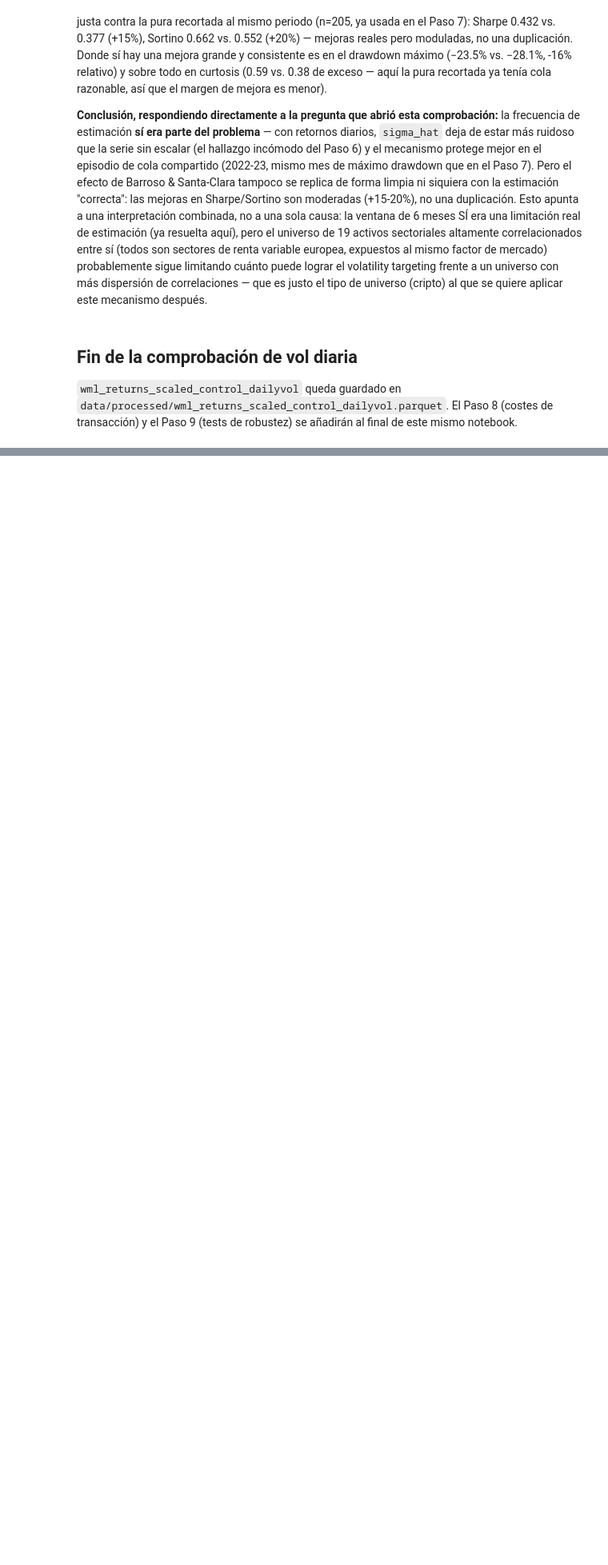
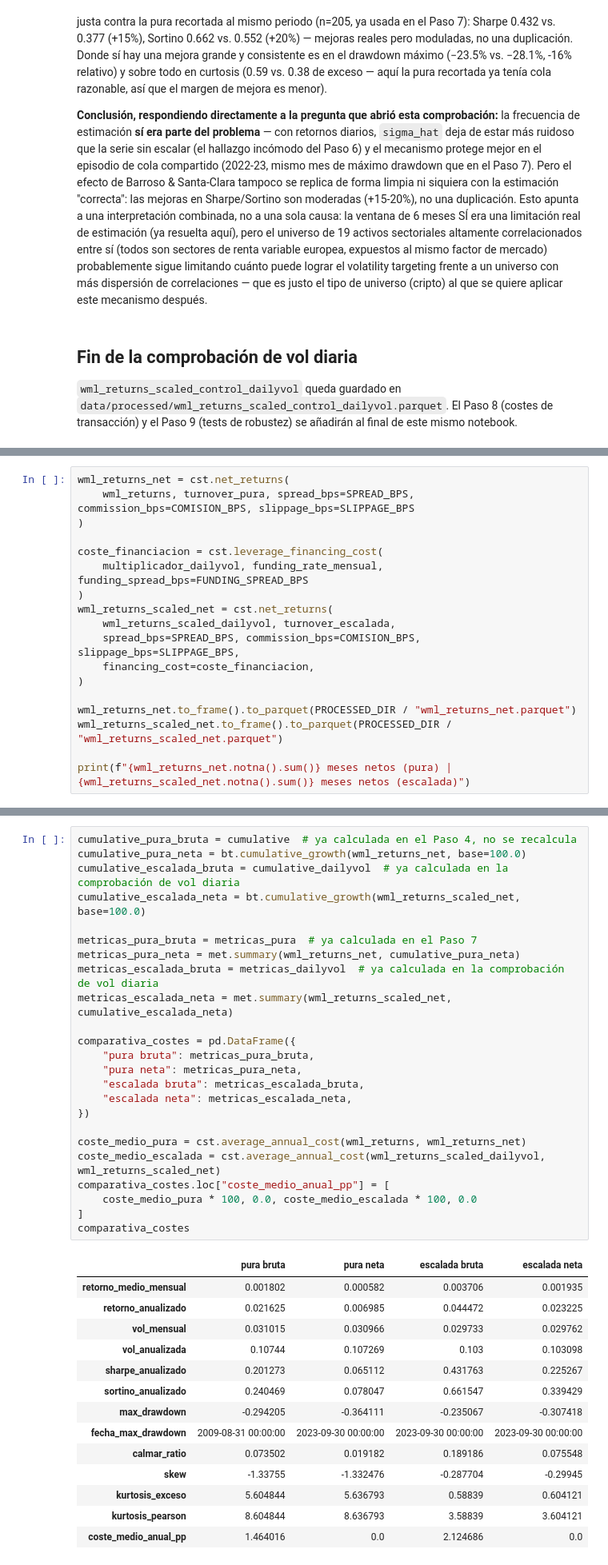
Before and after one commit to teresamattil/Finanzas-cuantitativas, a Jupyter notebook: TFM/control_benchmark/01_universo_datos_control.ipynb, the cells around one changed output, grey strips where cells are left out. Shown at 80% size. Cells and saved outputs as stored; diff of their text form; blank space fills up the shorter version.

```diff
--- a/TFM/control_benchmark/01_universo_datos_control.ipynb
+++ b/TFM/control_benchmark/01_universo_datos_control.ipynb
@@ -1473,0 +1557,18 @@ transacción) y el Paso 9 (tests de robustez) se añadirán al final de este mis
+# %%
+wml_returns_net = cst.net_returns(
+    wml_returns, turnover_pura, spread_bps=SPREAD_BPS, commission_bps=COMISION_BPS, slippage_bps=SLIPPAGE_BPS
+)
+
+coste_financiacion = cst.leverage_financing_cost(
+    multiplicador_dailyvol, funding_rate_mensual, funding_spread_bps=FUNDING_SPREAD_BPS
+)
+wml_returns_scaled_net = cst.net_returns(
+    wml_returns_scaled_dailyvol, turnover_escalada,
+    spread_bps=SPREAD_BPS, commission_bps=COMISION_BPS, slippage_bps=SLIPPAGE_BPS,
+    financing_cost=coste_financiacion,
+)
+
+wml_returns_net.to_frame().to_parquet(PROCESSED_DIR / "wml_returns_net.parquet")
+wml_returns_scaled_net.to_frame().to_parquet(PROCESSED_DIR / "wml_returns_scaled_net.parquet")
+
+print(f"{wml_returns_net.notna().sum()} meses netos (pura) | {wml_returns_scaled_net.notna().sum()} meses netos (escalada)")
@@ -1473,0 +1579,39 @@ transacción) y el Paso 9 (tests de robustez) se añadirán al final de este mis
+# %%
+cumulative_pura_bruta = cumulative  # ya calculada en el Paso 4, no se recalcula
+cumulative_pura_neta = bt.cumulative_growth(wml_returns_net, base=100.0)
+cumulative_escalada_bruta = cumulative_dailyvol  # ya calculada en la comprobación de vol diaria
+cumulative_escalada_neta = bt.cumulative_growth(wml_returns_scaled_net, base=100.0)
+
+metricas_pura_bruta = metricas_pura  # ya calculada en el Paso 7
+metricas_pura_neta = met.summary(wml_returns_net, cumulative_pura_neta)
+metricas_escalada_bruta = metricas_dailyvol  # ya calculada en la comprobación de vol diaria
+metricas_escalada_neta = met.summary(wml_returns_scaled_net, cumulative_escalada_neta)
+
+comparativa_costes = pd.DataFrame({
+    "pura bruta": metricas_pura_bruta,
+    "pura neta": metricas_pura_neta,
+    "escalada bruta": metricas_escalada_bruta,
+    "escalada neta": metricas_escalada_neta,
+})
+
+coste_medio_pura = cst.average_annual_cost(wml_returns, wml_returns_net)
+coste_medio_escalada = cst.average_annual_cost(wml_returns_scaled_dailyvol, wml_returns_scaled_net)
+comparativa_costes.loc["coste_medio_anual_pp"] = [
+    coste_medio_pura * 100, 0.0, coste_medio_escalada * 100, 0.0
+]
+comparativa_costes
+# %% [output]
+|  | pura bruta | pura neta | escalada bruta | escalada neta |
+| retorno_medio_mensual | 0.001802 | 0.000582 | 0.003706 | 0.001935 |
+| retorno_anualizado | 0.021625 | 0.006985 | 0.044472 | 0.023225 |
+| vol_mensual | 0.031015 | 0.030966 | 0.029733 | 0.029762 |
+| vol_anualizada | 0.10744 | 0.107269 | 0.103 | 0.103098 |
+| sharpe_anualizado | 0.201273 | 0.065112 | 0.431763 | 0.225267 |
+| sortino_anualizado | 0.240469 | 0.078047 | 0.661547 | 0.339429 |
+| max_drawdown | -0.294205 | -0.364111 | -0.235067 | -0.307418 |
+| fecha_max_drawdown | 2009-08-31 00:00:00 | 2023-09-30 00:00:00 | 2023-09-30 00:00:00 | 2023-09-30 00:00:00 |
+| calmar_ratio | 0.073502 | 0.019182 | 0.189186 | 0.075548 |
+| skew | -1.33755 | -1.332476 | -0.287704 | -0.29945 |
+| kurtosis_exceso | 5.604844 | 5.636793 | 0.58839 | 0.604121 |
+| kurtosis_pearson | 8.604844 | 8.636793 | 3.58839 | 3.604121 |
+| coste_medio_anual_pp | 1.464016 | 0.0 | 2.124686 | 0.0 |
```
Also changed, not shown: parts of 53 cells of this notebook, 30 other files.
